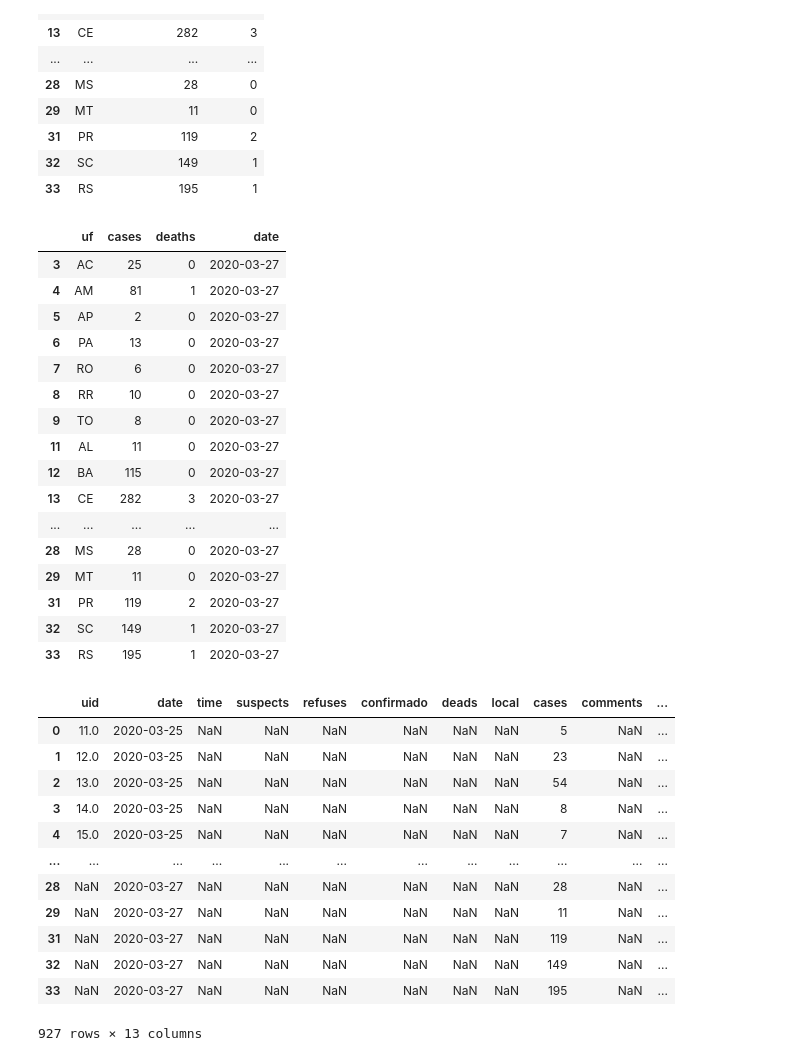
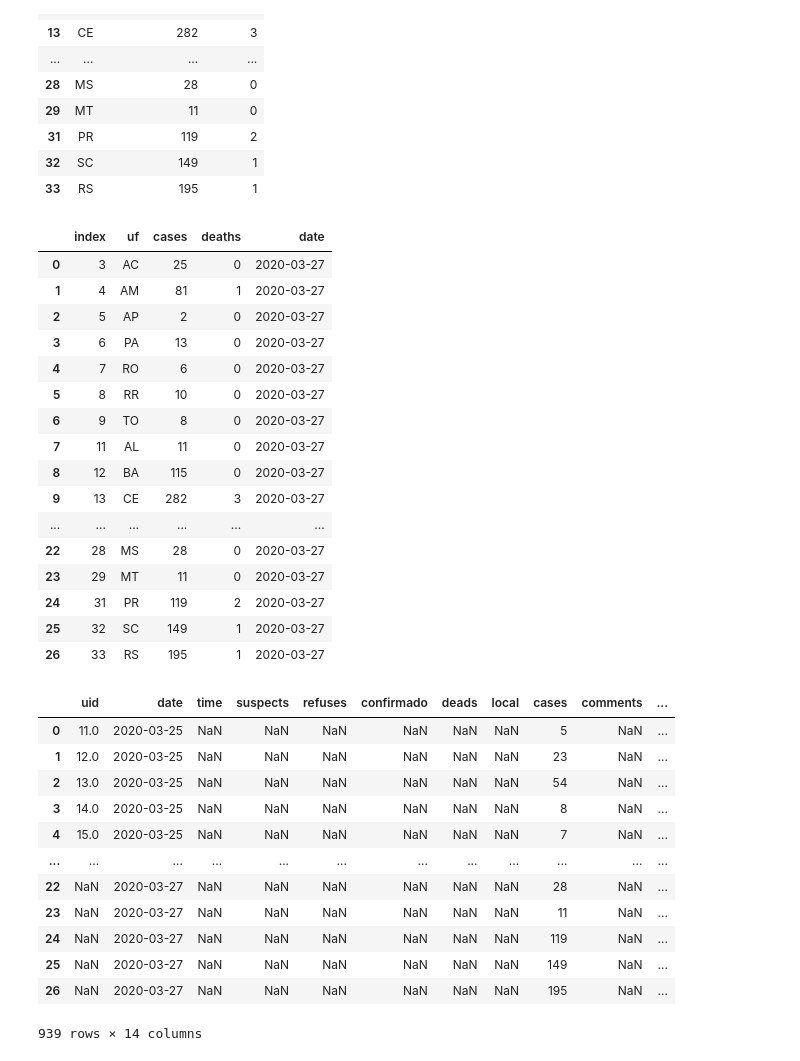
Before and after one commit to belisards/coronabr, a Jupyter notebook: scripts/IVIScraper.ipynb, the cells around one changed output. Drawn from its saved outputs; the diff is of its cells as text; code cells hidden in the pictures.

```diff
--- a/scripts/IVIScraper.ipynb
+++ b/scripts/IVIScraper.ipynb
@@ -8,20 +8,21 @@ import html5lib
 from bs4 import BeautifulSoup
 import requests
 # %%
-# Define variáveis
+# Define a localização de arquivos e variáveis importantes
+
 PASTA_SAIDA = '../dados/'
-CORONABR = '../dados/corona_brasil.csv'
+HISTORICO = '../dados/corona_brasil.csv'
 LINK_MINSAUDE = '../dados/auxiliares/link_minsaude.csv'
-hoje = str(datetime.date.today())
+HOJE = str(datetime.date.today())
 
-hoje
+HOJE
 # %% [output]
 '2020-03-27'
 # %%
 # Lê a tabela com links do Ministério da Saúde e encontra o dia de hoje
 acervo = pd.read_csv(LINK_MINSAUDE)
 
-url = acervo[acervo.Data == hoje].Link.values[0]
+url = acervo[acervo.Data == HOJE].Link.values[0]
 
 url
 # %% [output]
@@ -103,33 +100,35 @@ df
 # %%
 # Adiciona coluna de data e renomeia
 
 df['date'] = agora
-#df
 df.rename(columns={'UF':'uf', 'ÓBITOS':'deaths', 'CONFIRMADOS':'cases'}, inplace=True)
-df
+
+df= df.reset_index()
+
+df # Contagem de zero até 26: ok, temos as 27 UFs
 # %% [output]
-|  | uf | cases | deaths | date |
-| 3 | AC | 25 | 0 | 2020-03-27 |
-| 4 | AM | 81 | 1 | 2020-03-27 |
-| 5 | AP | 2 | 0 | 2020-03-27 |
-| 6 | PA | 13 | 0 | 2020-03-27 |
-| 7 | RO | 6 | 0 | 2020-03-27 |
-| 8 | RR | 10 | 0 | 2020-03-27 |
-| 9 | TO | 8 | 0 | 2020-03-27 |
-| 11 | AL | 11 | 0 | 2020-03-27 |
-| 12 | BA | 115 | 0 | 2020-03-27 |
-| 13 | CE | 282 | 3 | 2020-03-27 |
-| ... | ... | ... | ... | ... |
-| 28 | MS | 28 | 0 | 2020-03-27 |
-| 29 | MT | 11 | 0 | 2020-03-27 |
-| 31 | PR | 119 | 2 | 2020-03-27 |
-| 32 | SC | 149 | 1 | 2020-03-27 |
-| 33 | RS | 195 | 1 | 2020-03-27 |
+|  | index | uf | cases | deaths | date |
+| 0 | 3 | AC | 25 | 0 | 2020-03-27 |
+| 1 | 4 | AM | 81 | 1 | 2020-03-27 |
+| 2 | 5 | AP | 2 | 0 | 2020-03-27 |
+| 3 | 6 | PA | 13 | 0 | 2020-03-27 |
+| 4 | 7 | RO | 6 | 0 | 2020-03-27 |
+| 5 | 8 | RR | 10 | 0 | 2020-03-27 |
+| 6 | 9 | TO | 8 | 0 | 2020-03-27 |
+| 7 | 11 | AL | 11 | 0 | 2020-03-27 |
+| 8 | 12 | BA | 115 | 0 | 2020-03-27 |
+| 9 | 13 | CE | 282 | 3 | 2020-03-27 |
+| ... | ... | ... | ... | ... | ... |
+| 22 | 28 | MS | 28 | 0 | 2020-03-27 |
+| 23 | 29 | MT | 11 | 0 | 2020-03-27 |
+| 24 | 31 | PR | 119 | 2 | 2020-03-27 |
+| 25 | 32 | SC | 149 | 1 | 2020-03-27 |
+| 26 | 33 | RS | 195 | 1 | 2020-03-27 |
 # %%
 # Carrega a série histórica
 corona = pd.read_csv(CORONABR)
 
-#Visualiza o resultado final
+# Agrega o resultado de hoje
 corona.append(df)
 # %% [output]
 |  | uid | date | time | suspects | refuses | confirmado | deads | local | cases | comments | ... |
@@ -139,9 +138,9 @@ corona.append(df)
 | 3 | 14.0 | 2020-03-25 | NaN | NaN | NaN | NaN | NaN | NaN | 8 | NaN | ... |
 | 4 | 15.0 | 2020-03-25 | NaN | NaN | NaN | NaN | NaN | NaN | 7 | NaN | ... |
 | ... | ... | ... | ... | ... | ... | ... | ... | ... | ... | ... | ... |
-| 28 | NaN | 2020-03-27 | NaN | NaN | NaN | NaN | NaN | NaN | 28 | NaN | ... |
-| 29 | NaN | 2020-03-27 | NaN | NaN | NaN | NaN | NaN | NaN | 11 | NaN | ... |
-| 31 | NaN | 2020-03-27 | NaN | NaN | NaN | NaN | NaN | NaN | 119 | NaN | ... |
-| 32 | NaN | 2020-03-27 | NaN | NaN | NaN | NaN | NaN | NaN | 149 | NaN | ... |
-| 33 | NaN | 2020-03-27 | NaN | NaN | NaN | NaN | NaN | NaN | 195 | NaN | ... |
+| 22 | NaN | 2020-03-27 | NaN | NaN | NaN | NaN | NaN | NaN | 28 | NaN | ... |
+| 23 | NaN | 2020-03-27 | NaN | NaN | NaN | NaN | NaN | NaN | 11 | NaN | ... |
+| 24 | NaN | 2020-03-27 | NaN | NaN | NaN | NaN | NaN | NaN | 119 | NaN | ... |
+| 25 | NaN | 2020-03-27 | NaN | NaN | NaN | NaN | NaN | NaN | 149 | NaN | ... |
+| 26 | NaN | 2020-03-27 | NaN | NaN | NaN | NaN | NaN | NaN | 195 | NaN | ... |
-927 rows × 13 columns
+939 rows × 14 columns
```
Also changed, not shown: parts of 5 cells of this notebook, 2 other files.
